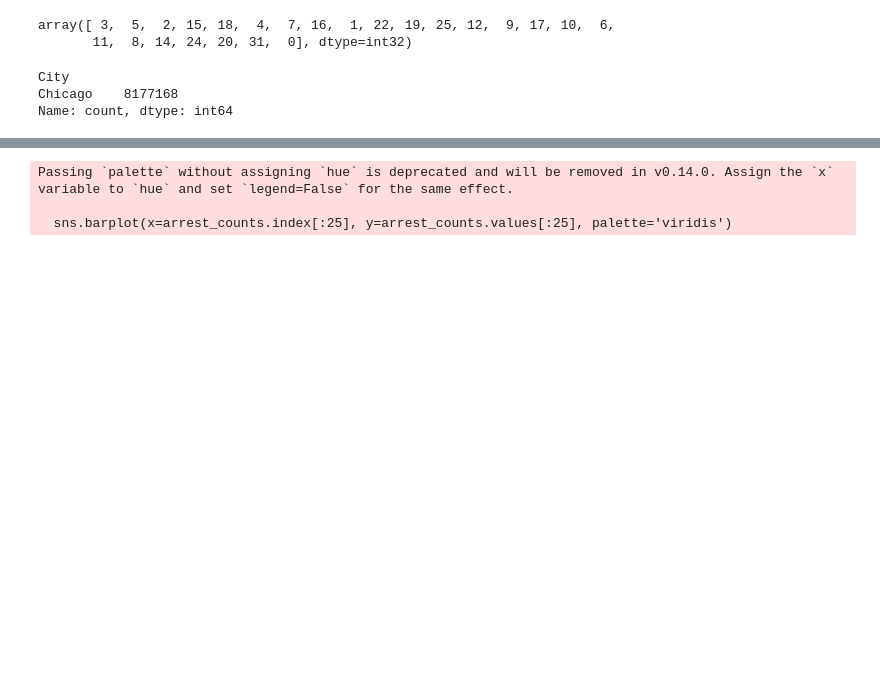
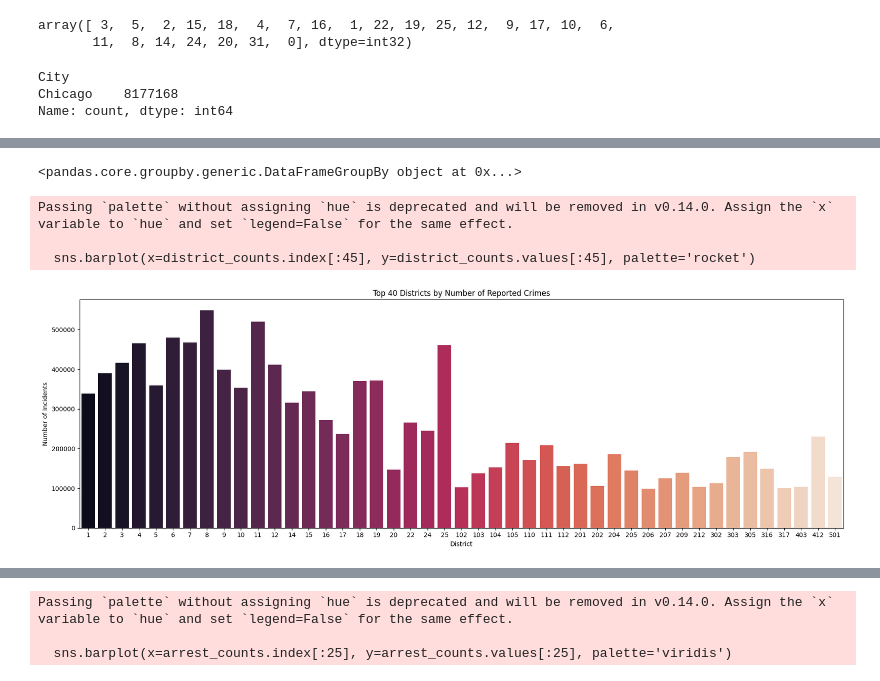
Before and after one commit to ElizabethSeth/Airflow, a Jupyter notebook: notebooks/Eda.ipynb, the cells around one changed output, grey strips where cells are left out. Saved outputs shown, nothing was run; the diff lists cells and outputs as text; code cells hidden in the pictures; blank space fills up the shorter version.

Commit message:
groupbys

```diff
--- a/notebooks/Eda.ipynb
+++ b/notebooks/Eda.ipynb
@@ -349,0 +384,24 @@ df
+# %%
+gooddf = df.to_pandas()
+# %%
+quintity_type_crimes = gooddf.groupby("Primary Type").agg( coun
+quintity_type_crimes
+# %% [output]
+<pandas.core.groupby.generic.DataFrameGroupBy object at 0x...>
+# %%
+district_counts = gooddf['District'].value_counts().sort_values(ascending=False)
+
+plt.figure(figsize=(18, 6))
+sns.barplot(x=district_counts.index[:45], y=district_counts.values[:45], palette='rocket')
+
+
+plt.title("Top 40 Districts by Number of Reported Crimes")
+plt.xlabel("District")
+plt.ylabel("Number of Incidents")
+plt.tight_layout()
+plt.show()
+# %% [output]
+Passing `palette` without assigning `hue` is deprecated and will be removed in v0.14.0. Assign the `x` variable to `hue` and set `legend=False` for the same effect.
+
+  sns.barplot(x=district_counts.index[:45], y=district_counts.values[:45], palette='rocket')
+[figure, added]
```
Also changed, not shown: parts of 41 cells of this notebook, 16 other files.
